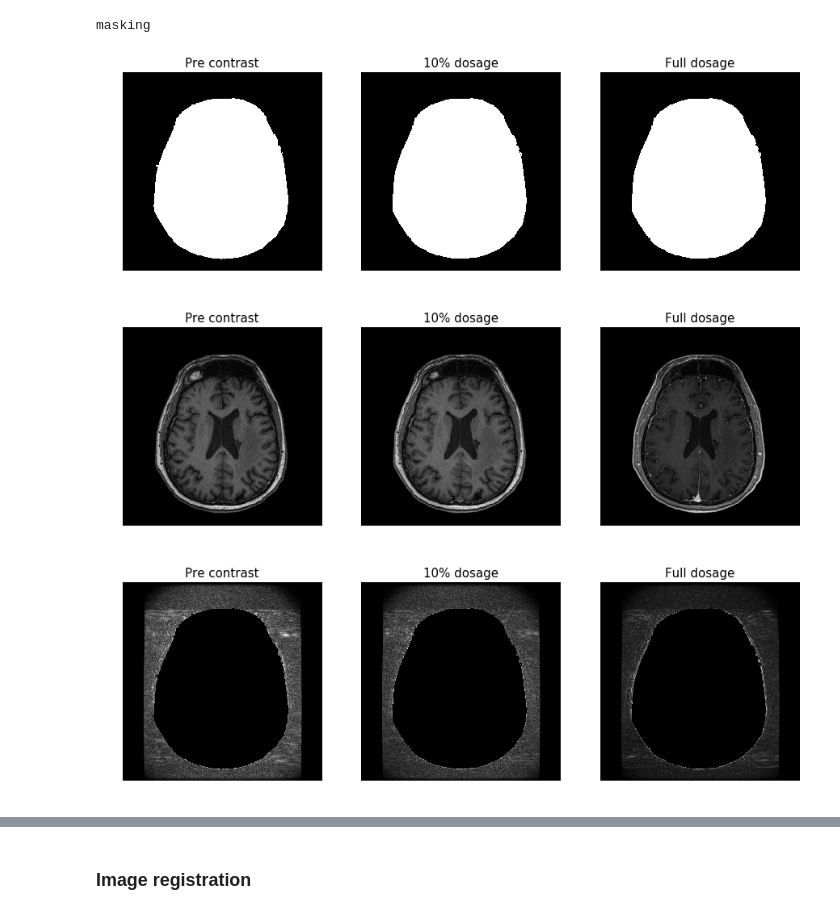
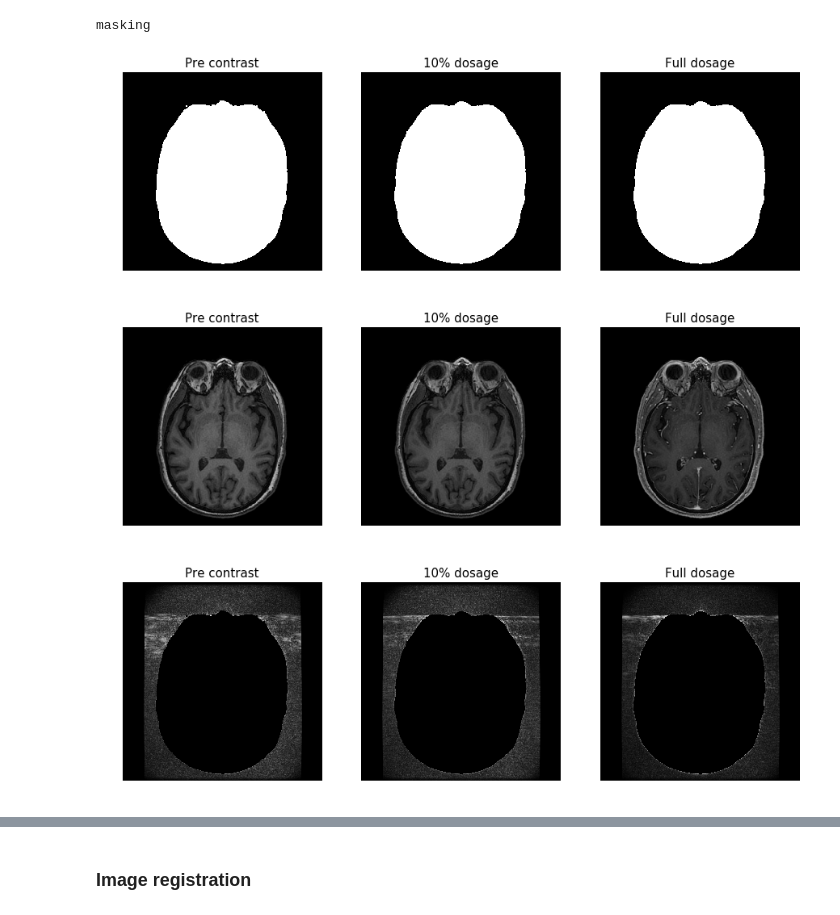
Before and after one commit to subtlemedicalinc/SubtleBoost, a Jupyter notebook: train/notebooks/Preprocess Steps-Stanford.ipynb, the cells around one changed output, grey strips where cells are left out. Saved outputs shown, nothing was run; the diff lists cells and outputs as text; code cells hidden in the pictures.

```diff
--- a/train/notebooks/Preprocess Steps-Stanford.ipynb
+++ b/train/notebooks/Preprocess Steps-Stanford.ipynb
@@ -6,14 +6,16 @@
 %reload_ext autoreload
 %autoreload 2
 
+import os
 from preprocess import *
 from argparse import Namespace
 import skimage.exposure as exp
 import matplotlib.pyplot as plt
 from matplotlib.patches import Rectangle
+import subtle.utils.io as suio
 
 plt.set_cmap('gray')
-plt.rcParams['figure.figsize'] = (15, 12)
+plt.rcParams['figure.figsize'] = (10, 8)
 
 from tqdm import tqdm_notebook as tqdm
 import subtle.subtle_preprocess as supre
@@ -21,6 +23,9 @@ import subtle.subtle_preprocess as supre
 metadata={
     'lambda': []
 }
+
+os.environ["CUDA_DEVICE_ORDER"] = "PCI_BUS_ID"
+os.environ["CUDA_VISIBLE_DEVICES"] = "2"
 
 def show_img(img, title='', axis=False, vmin=None, vmax=None):
     imshow_args = {}
@@ -113,12 +118,12 @@ for more information.
 ### Initialize dummy argparse Namespace
 # %%
 args = Namespace(
-    path_base='/home/srivathsa/projects/studies/gad/all/data/Patient_0267', verbose=True,
-    output='/home/srivathsa/projects/studies/gad/gen_siemens/preprocess/data/dummy.h5',
+    path_base='/home/srivathsa/projects/studies/gad/stanford/data/Patient_0441', verbose=True,
+    output='/home/srivathsa/projects/studies/gad/stanford/preprocess/data/dummy.h5',
     discard_start_percent=0, discard_end_percent=0, normalize=True,
     normalize_fun='mean', transform_type='affine', scale_matching=True,
     path_zero=None, path_low=None, path_full=None, mask_threshold=0.1,
-    override=False, skip_mask=False, scale_dicom_tags=False, skip_hist_norm=False,
+    override=False, skip_mask=False, scale_dicom_tags=False, skip_hist_norm=True,
     skip_registration=False, nslices=20, joint_normalize=False, global_scale_ref_im0=False, noise_mask_area=False,
     fsl_mask=True, fsl_mask_all_ims=True, use_fsl_reg=False, fsl_threshold=0.5
 )
@@ -151,15 +156,15 @@ ims, mask, metadata = mask_images(args, ims, metadata)
 # %% [output]
 masking
 # %%
-show_gad_comparison(mask[96, 0], mask[96, 1], mask[96, 2])
-show_gad_comparison(ims[96, 0], ims[96, 1], ims[96, 2])
+show_gad_comparison(mask[pidx, 0], mask[pidx, 1], mask[pidx, 2])
+show_gad_comparison(ims[pidx, 0], ims[pidx, 1], ims[pidx, 2])
 
-pre_diff = diff_img(orig_ims[96, 0], ims[96, 0])
-low_diff = diff_img(orig_ims[96, 1], ims[96, 1])
-post_diff = diff_img(orig_ims[96, 2], ims[96, 2])
+pre_diff = diff_img(orig_ims[pidx, 0], ims[pidx, 0])
+low_diff = diff_img(orig_ims[pidx, 1], ims[pidx, 1])
+post_diff = diff_img(orig_ims[pidx, 2], ims[pidx, 2])
 
 show_gad_comparison(pre_diff, low_diff, post_diff)
 # %% [output]
-[figure, old version]
+[figure, new version]
-[figure, old version]
+[figure, new version]
-[figure, old version]
+[figure, new version]
```
Also changed, not shown: parts of 15 cells of this notebook, 4 other files.
